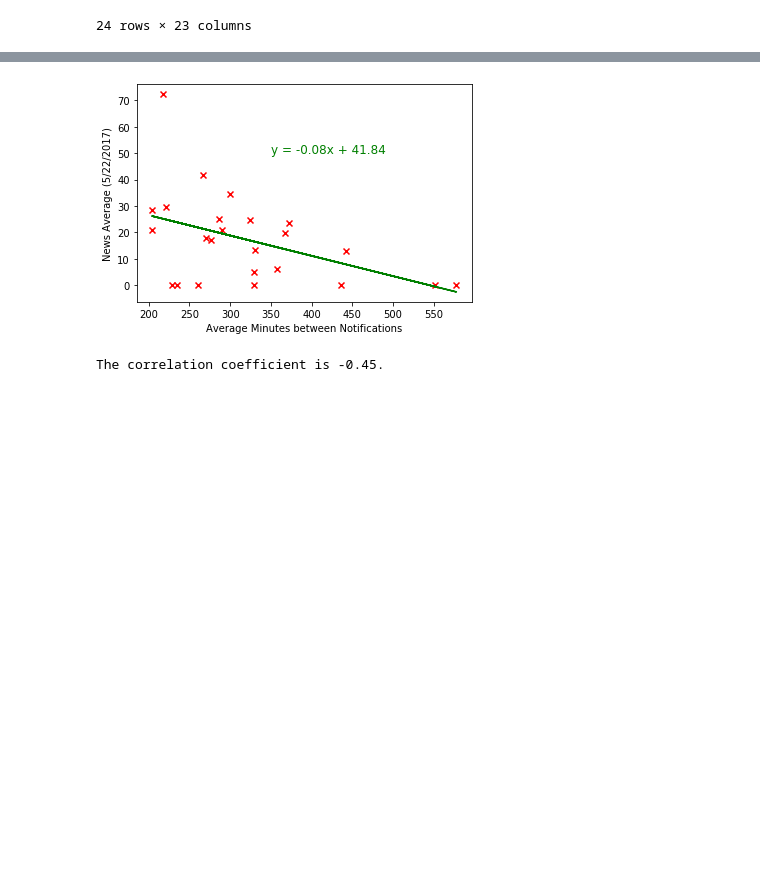
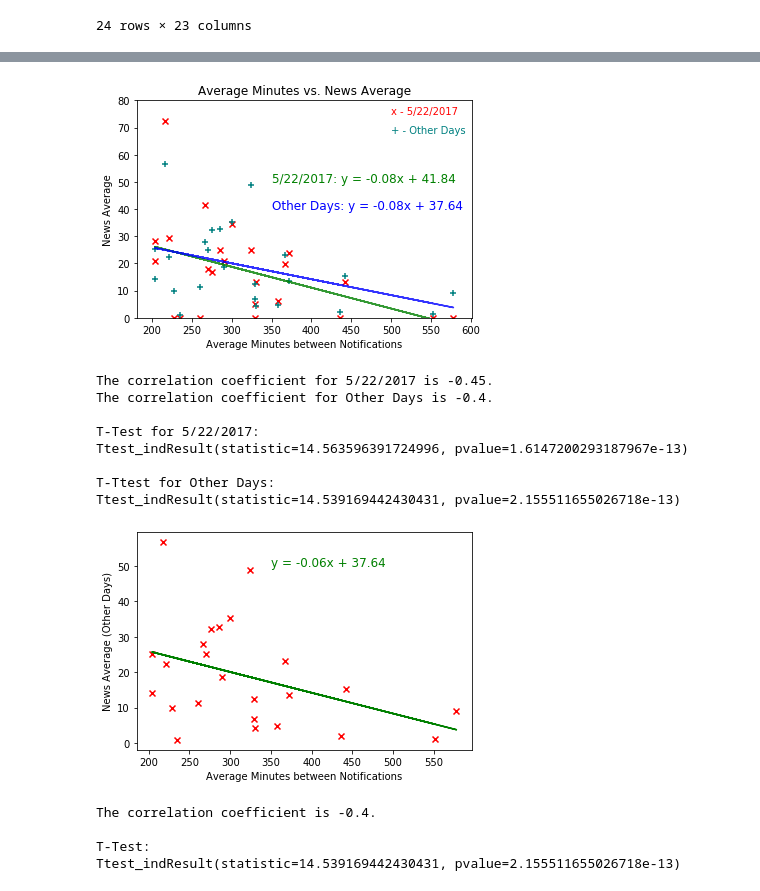
Before and after one commit to hialstkd/Social_Media_And_Happiness, a Jupyter notebook: ariana_grande.ipynb, the cells around one changed output, grey strips where cells are left out. Cells and saved outputs as stored; diff of their text form; code cells hidden in the pictures; blank space fills up the shorter version.

Commit message:
Revised scatter plots.

```diff
--- a/ariana_grande.ipynb
+++ b/ariana_grande.ipynb
@@ -304,9 +304,62 @@ ariana_averages_part2.sort_values(by='Average Minutes between Notifications')
 | 7027026 | 442 | 13.00 | 15.39 | 10.00 | ... |
 | 6203827 | 552 | 0.00 | 1.22 | 3.00 | ... |
 | 4804938 | 578 | 0.00 | 9.16 | 0.00 | ... |
+# %%
+x_val = ariana_averages_df['Average Minutes between Notifications']
+y_val = ariana_averages_df['News Average (5/22/2017)']
+z_val = ariana_averages_df['News Average (Other Days)']
+
+(slope1, intercept1, rvalue1, pvalue1, stderr1) = st.linregress(x_val, y_val)
+
+regress_val1 = x_val * slope1 + intercept1
+line_eq1 = "5/22/2017: y = " + str(round(slope1,2)) + "x + " + str(round(intercept1,2))
+
+plt.scatter(x_val, y_val, marker="x", facecolors="red")
+plt.plot(x_val, regress_val, "r-", color="green", alpha=0.8)
+plt.annotate(line_eq1, (350,50), fontsize=12, color="green")
+
+(slope2, intercept2, rvalue2, pvalue2, stderr2) = st.linregress(x_val, z_val)
+
+regress_val2 = x_val * slope2 + intercept2
+line_eq2 = "Other Days: y = " + str(round(slope1,2)) + "x + " + str(round(intercept2,2))
+
+plt.scatter(x_val, z_val, marker="+", facecolors="teal")
+plt.plot(x_val, regress_val2, "r-", color="blue", alpha=0.8)
+plt.annotate(line_eq2, (350,40), fontsize=12, color="blue")
+
+plt.annotate("x - 5/22/2017", (500,75), fontsize=10, color="red")
+plt.annotate("+ - Other Days", (500, 68), fontsize=10, color="teal")
+
+plt.title("Average Minutes vs. News Average")
+plt.xlabel("Average Minutes between Notifications")
+plt.ylabel("News Average")
+plt.ylim(0,80)
+plt.show()
+print(f'The correlation coefficient for 5/22/2017 is {round(st.pearsonr(x_val, y_val)[0], 2)}.')
+print(f'The correlation coefficient for Other Days is {round(st.pearsonr(x_val, z_val)[0], 2)}.')
+print("")
+
+first_ttest = st.ttest_ind(x_val, y_val, equal_var=False)
+second_ttest = st.ttest_ind(x_val, z_val, equal_var=False)
+
+print("T-Test for 5/22/2017:")
+print(first_ttest)
+print("")
+print("T-Ttest for Other Days:")
+print(second_ttest)
+# %% [output]
+[figure, added]
+The correlation coefficient for 5/22/2017 is -0.45.
+The correlation coefficient for Other Days is -0.4.
+
+T-Test for 5/22/2017:
+Ttest_indResult(statistic=14.563596391724996, pvalue=1.6147200293187967e-13)
+
+T-Ttest for Other Days:
+Ttest_indResult(statistic=14.539169442430431, pvalue=2.155511655026718e-13)
 # %%
 x_val = ariana_averages_df['Average Minutes between Notifications']
-y_val = ariana_averages_df['News Average (5/22/2017)']
+y_val = ariana_averages_df['News Average (Other Days)']
 
 (slope, intercept, rvalue, pvalue, stderr) = st.linregress(x_val, y_val)
 
@@ -317,9 +370,18 @@ plt.scatter(x_val, y_val, marker="x", facecolors="red")
 plt.plot(x_val, regress_val, "r-", color="green")
 plt.annotate(line_eq, (350,50), fontsize=12, color="green")
 plt.xlabel("Average Minutes between Notifications")
-plt.ylabel("News Average (5/22/2017)")
+plt.ylabel("News Average (Other Days)")
 plt.show()
 print(f'The correlation coefficient is {round(st.pearsonr(x_val, y_val)[0], 2)}.')
+print("")
+
+ttest = st.ttest_ind(x_val, y_val, equal_var=False)
+
+print("T-Test:")
+print(ttest)
 # %% [output]
-[figure, old version]
+[figure, new version]
-The correlation coefficient is -0.45.
+The correlation coefficient is -0.4.
+
+T-Test:
+Ttest_indResult(statistic=14.539169442430431, pvalue=2.155511655026718e-13)
```
Also changed, not shown: parts of 7 cells of this notebook.
